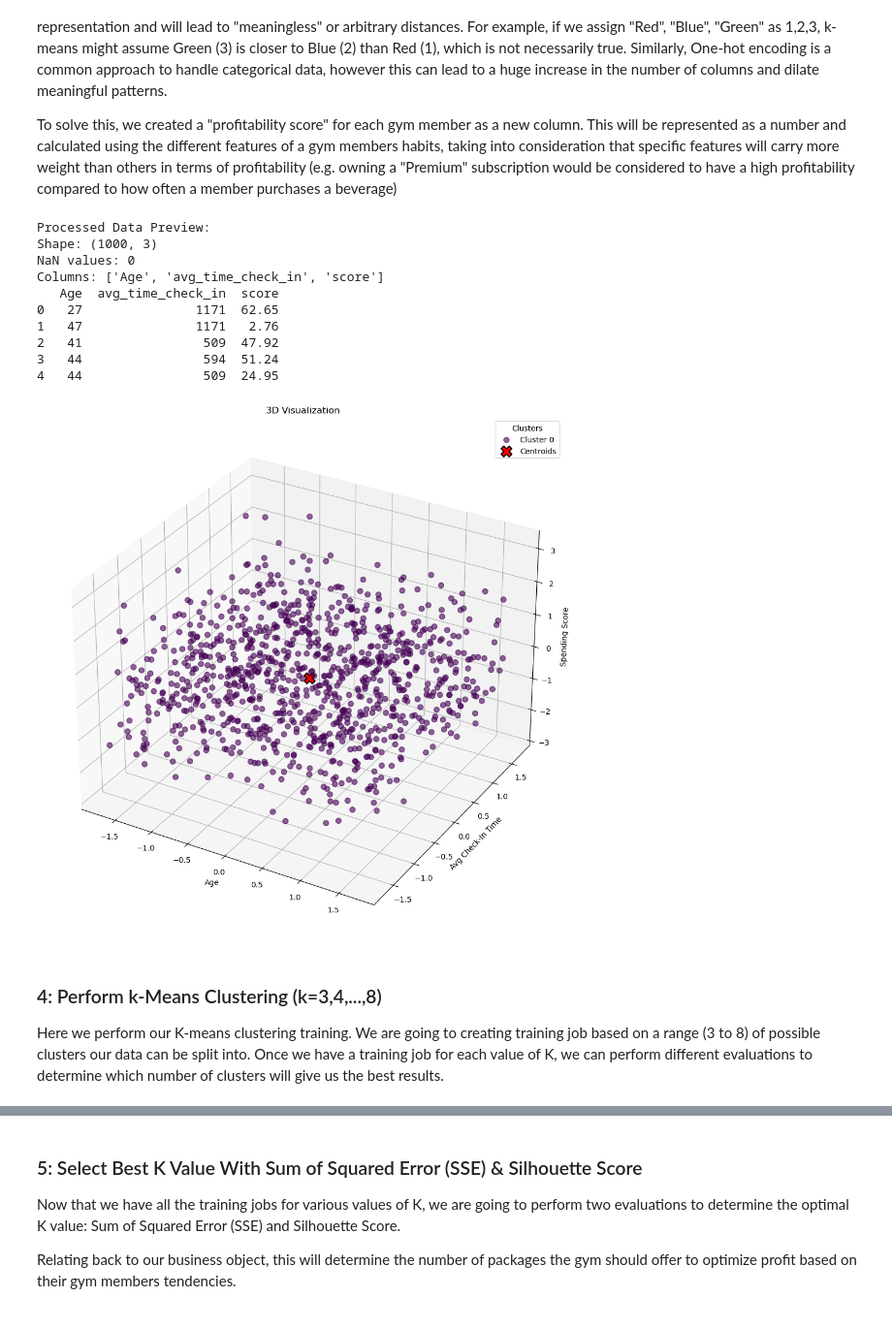
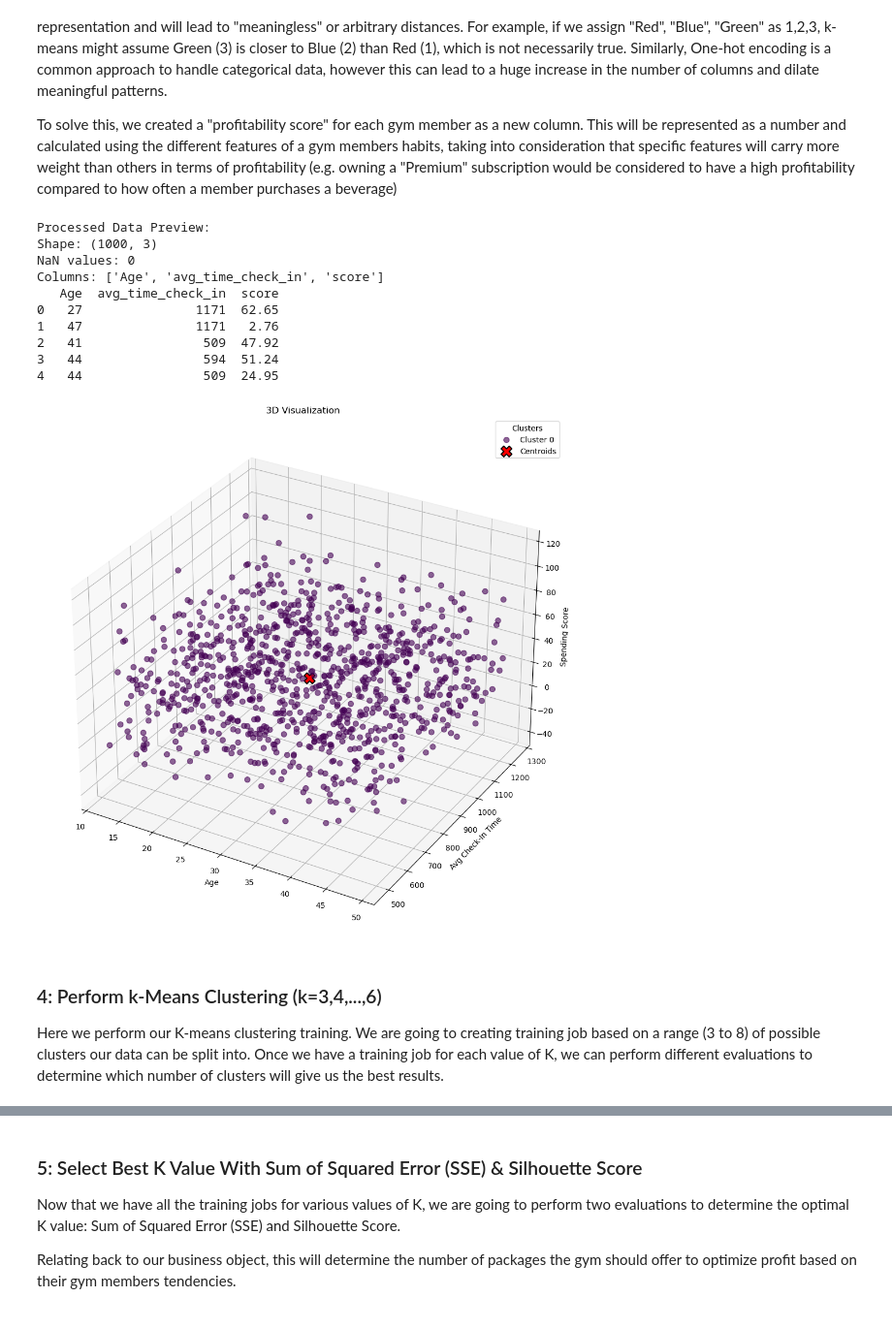
Before and after one commit to brookeslight/COMM493-Final-Project, a Jupyter notebook: CODE.ipynb, the cells around one changed output, grey strips where cells are left out. Shown at 97% size. Saved outputs shown, nothing was run; the diff lists cells and outputs as text; code cells hidden in the pictures.

```diff
--- a/CODE.ipynb
+++ b/CODE.ipynb
@@ -103,6 +95,9 @@ AWS Region: us-east-1
 
 Define several functions that will be used to help in preprocessing the data, plotting scatterplots to gain an understanding of how the data and clusters will look like, and the creation of endpoints to be called for examples.
 # %%
+# define scaler
+scaler = StandardScaler()
+
 def time_to_minutes(time_str):
     """Convert time in HH:MM:SS format to minutes."""
     if pd.isna(time_str):
@@ -116,6 +111,12 @@ def time_to_minutes(time_str):
 
 def plot_3D(data, labels=None, centroids=None, title=""):
     """Visualize clusters in 3D space with labeled centroids."""
+    # unscale data for visualization
+    data = scaler.inverse_transform(data)
+    if centroids is not None:
+        centroids = scaler.inverse_transform(centroids)
+
+    # handle no clustering case
     is_clustered = True
     if (labels is None) or (centroids is None):
         labels = np.zeros(len(data), dtype=int)  # All points in cluster 0
@@ -219,9 +220,6 @@ To solve this, we created a "profitability score" for each gym member as a new c
 # %%
 # Load data
 df = pd.read_csv('gym_membership.csv')
-
-# define scaler
-scaler = StandardScaler()
 
 # Drop irrelevant columns
 df.drop(columns=[
@@ -255,7 +253,7 @@ weights = {
 
 # standardize values
 to_standardize = ['visit_per_week', 'avg_time_in_gym', 'fav_drink', 'fav_group_lesson']
-df[to_standardize] = StandardScaler().fit_transform(df[to_standardize])
+df[to_standardize] = scaler.fit_transform(df[to_standardize])
 
 # create score
 df['score'] = (
@@ -274,37 +272,37 @@ df['score'] = (df['score'] / sum(weights.values()) * 100).round(2)
 
 # drop columns that were used for score calculation
 df.drop(columns=to_standardize, inplace=True)
 df.drop(columns=[
     'uses_sauna', 'personal_training',
     'attend_group_lesson', 'abonoment_type', 'drink_abo'
 ], inplace=True)
 
 # print info
 print("Processed Data Preview:")
 print(f"Shape: {df.shape}")
 print(f"NaN values: {df.isna().sum().sum()}")
 print(f"Columns: {df.columns.tolist()}")
 print(df.head())
 
-# save validation to query endpoint
+# standardize data for better results
 data_np = scaler.fit_transform(df).astype('float32')
 
 # preview
 plot_3D(data_np)
 # %% [output]
 Processed Data Preview:
 Shape: (1000, 3)
 NaN values: 0
 Columns: ['Age', 'avg_time_check_in', 'score']
    Age  avg_time_check_in  score
 0   27               1171  62.65
 1   47               1171   2.76
 2   41                509  47.92
 3   44                594  51.24
 4   44                509  24.95
-[figure, old version]
+[figure, new version]
 # %% [markdown]
-### 4: Perform k-Means Clustering (k=3,4,...,8)
+### 4: Perform k-Means Clustering (k=3,4,...,6)
 
 Here we perform our K-means clustering training. We are going to creating training job based on a range (3 to 8) of possible clusters our data can be split into. Once we have a training job for each value of K, we can perform different evaluations to determine which number of clusters will give us the best results.
 # %%
```
Also changed, not shown: parts of 6 cells of this notebook.
